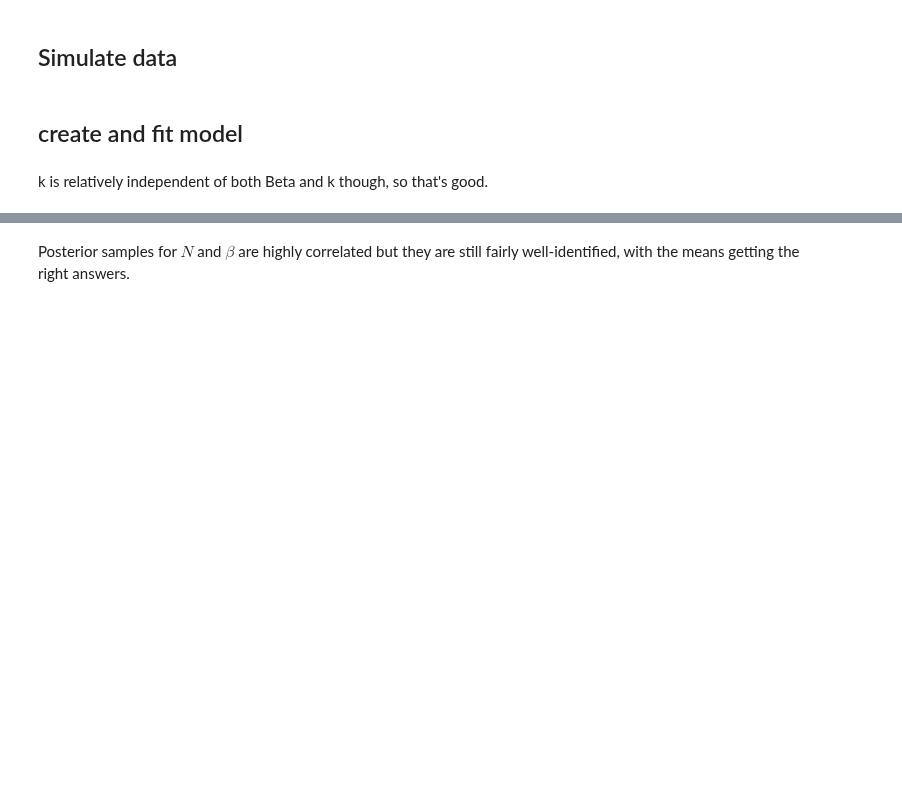
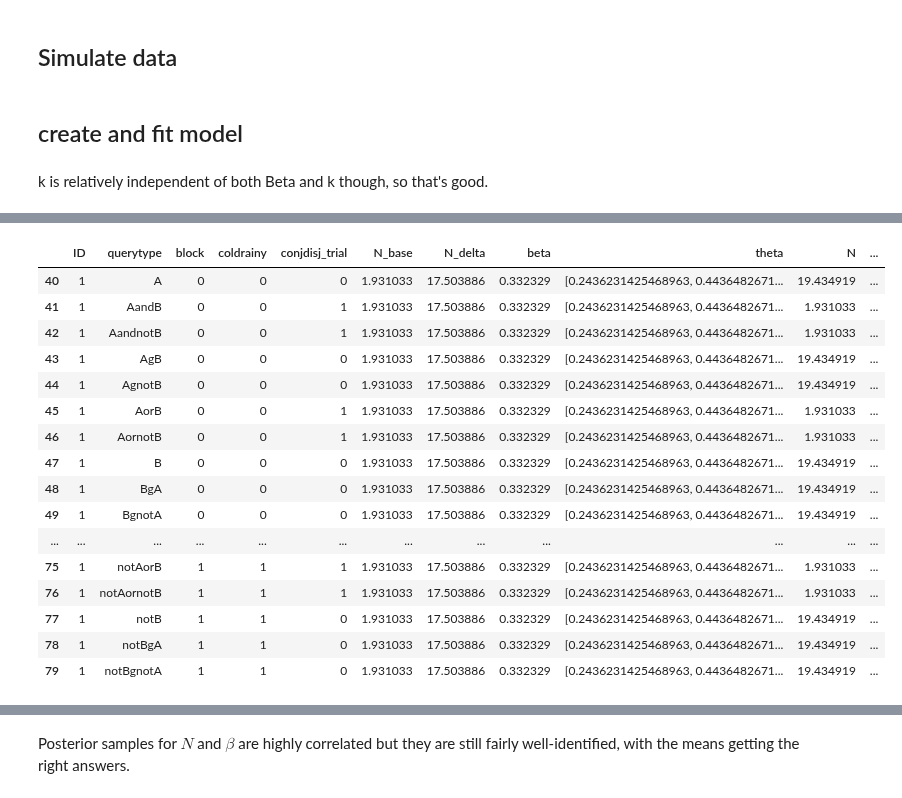
Before and after one commit to derekpowell/bayesian-sampler, a Jupyter notebook: bsampler-numpyro-sim.ipynb, the cells around one changed output, grey strips where cells are left out. Cells and saved outputs as stored; diff of their text form; code cells hidden in the pictures; blank space fills up the shorter version.

```diff
--- a/bsampler-numpyro-sim.ipynb
+++ b/bsampler-numpyro-sim.ipynb
@@ -122,0 +54,90 @@ sim_data.head()
+# %%
+# removed torch dependency 3/22/21, 12:22 PM
+%run -i 'model_helpers.py'
+
+trial_types = [
+    'A',
+    'AandB',
+    'AandnotB',
+    'AgB',
+    'AgnotB',
+    'AorB',
+    'AornotB',
+    'B',
+    'BgA',
+    'BgnotA',
+    'notA',
+    'notAandB',
+    'notAandnotB',
+    'notAgB',
+    'notAgnotB',
+    'notAorB',
+    'notAornotB',
+    'notB',
+    'notBgA',
+    'notBgnotA'
+    ]
+
+## ------
+## simulate data into pandas DataFrame
+## -------
+n_participants = 20
+n_blocks = 2
+n_trial_types = len(trial_types)
+
+trials = trial_types*n_blocks
+conds = np.tile(np.array([0,1]).repeat(len(trial_types)), n_participants)
+blocks = list(np.repeat(np.array(list(range(0, n_blocks))), n_trial_types))
+
+all_participants = list(np.repeat(np.array(list(range(0, n_participants))), n_trial_types*n_blocks))
+
+all_thetas = make_thetas(n_participants)
+# all_responses = create_response_vec_complex(trials, all_thetas, beta = 1, N_base = 15, N_prime = 2, k = 20) # updated for Normal errors, .05 is a pretty large amount of noise
+
+all_trials = trials*n_participants
+all_blocks = blocks*n_participants
+
+params = {
+    "N_base": {k:1 + np.random.normal(1,.1) for k in range(0,n_participants)},
+    "N_delta": {k:1 + np.random.normal(15,2) for k in range(0,n_participants)},
+    "beta": {k:np.random.uniform() for k in range(0, n_participants)}
+}
+
+
+
+sim_data = pd.DataFrame(
+    data = {
+        "ID": all_participants,
+        "querytype": all_trials,
+        "block": all_blocks,
+#         "estimate": all_responses,
+        "coldrainy": conds
+    }) >> mutate(
+        conjdisj_trial = X.querytype.apply(is_conjdisj),
+        N_base = X.ID.apply(lambda x: params["N_base"][x]),
+        N_delta = X.ID.apply(lambda x: params["N_delta"][x]),
+        beta = X.ID.apply(lambda x: params["beta"][x]),
+    theta = X.ID.apply(lambda x: all_thetas[x])
+    ) >> mutate(N = X.N_base + X.N_delta * abs(1-X.conjdisj_trial))
+
+sim_data["prob"] = sim_data.apply(lambda x: calc_prob(x.querytype, x.theta), axis=1)
+sim_data["estimate"] = sim_data.apply(lambda x: sim_sampling(x.prob, x.beta, x.N, 25), axis=1)
+sim_data[sim_data.ID==1]
+# %% [output]
+|  | ID | querytype | block | coldrainy | conjdisj_trial | N_base | N_delta | beta | theta | N | ... |
+| 40 | 1 | A | 0 | 0 | 0 | 1.931033 | 17.503886 | 0.332329 | [0.2436231425468963, 0.4436482671... | 19.434919 | ... |
+| 41 | 1 | AandB | 0 | 0 | 1 | 1.931033 | 17.503886 | 0.332329 | [0.2436231425468963, 0.4436482671... | 1.931033 | ... |
+| 42 | 1 | AandnotB | 0 | 0 | 1 | 1.931033 | 17.503886 | 0.332329 | [0.2436231425468963, 0.4436482671... | 1.931033 | ... |
+| 43 | 1 | AgB | 0 | 0 | 0 | 1.931033 | 17.503886 | 0.332329 | [0.2436231425468963, 0.4436482671... | 19.434919 | ... |
+| 44 | 1 | AgnotB | 0 | 0 | 0 | 1.931033 | 17.503886 | 0.332329 | [0.2436231425468963, 0.4436482671... | 19.434919 | ... |
+| 45 | 1 | AorB | 0 | 0 | 1 | 1.931033 | 17.503886 | 0.332329 | [0.2436231425468963, 0.4436482671... | 1.931033 | ... |
+| 46 | 1 | AornotB | 0 | 0 | 1 | 1.931033 | 17.503886 | 0.332329 | [0.2436231425468963, 0.4436482671... | 1.931033 | ... |
+| 47 | 1 | B | 0 | 0 | 0 | 1.931033 | 17.503886 | 0.332329 | [0.2436231425468963, 0.4436482671... | 19.434919 | ... |
+| 48 | 1 | BgA | 0 | 0 | 0 | 1.931033 | 17.503886 | 0.332329 | [0.2436231425468963, 0.4436482671... | 19.434919 | ... |
+| 49 | 1 | BgnotA | 0 | 0 | 0 | 1.931033 | 17.503886 | 0.332329 | [0.2436231425468963, 0.4436482671... | 19.434919 | ... |
+| ... | ... | ... | ... | ... | ... | ... | ... | ... | ... | ... | ... |
+| 75 | 1 | notAorB | 1 | 1 | 1 | 1.931033 | 17.503886 | 0.332329 | [0.2436231425468963, 0.4436482671... | 1.931033 | ... |
+| 76 | 1 | notAornotB | 1 | 1 | 1 | 1.931033 | 17.503886 | 0.332329 | [0.2436231425468963, 0.4436482671... | 1.931033 | ... |
+| 77 | 1 | notB | 1 | 1 | 0 | 1.931033 | 17.503886 | 0.332329 | [0.2436231425468963, 0.4436482671... | 19.434919 | ... |
+| 78 | 1 | notBgA | 1 | 1 | 0 | 1.931033 | 17.503886 | 0.332329 | [0.2436231425468963, 0.4436482671... | 19.434919 | ... |
+| 79 | 1 | notBgnotA | 1 | 1 | 0 | 1.931033 | 17.503886 | 0.332329 | [0.2436231425468963, 0.4436482671... | 19.434919 | ... |
```
Also changed, not shown: parts of 13 cells of this notebook, 3 other files.
